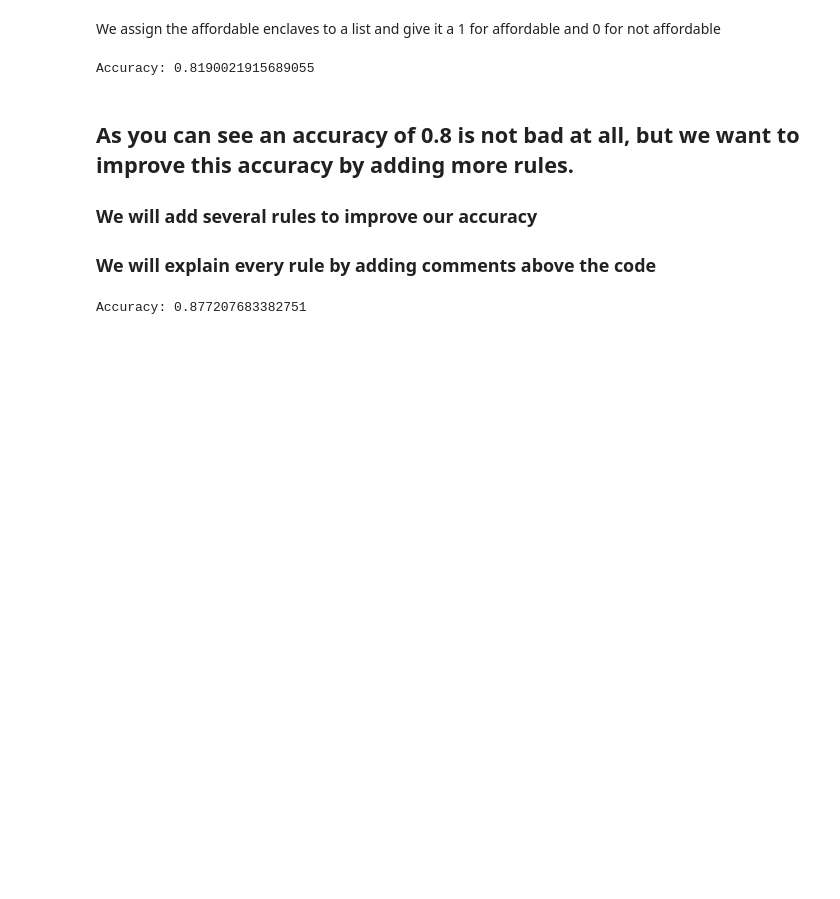
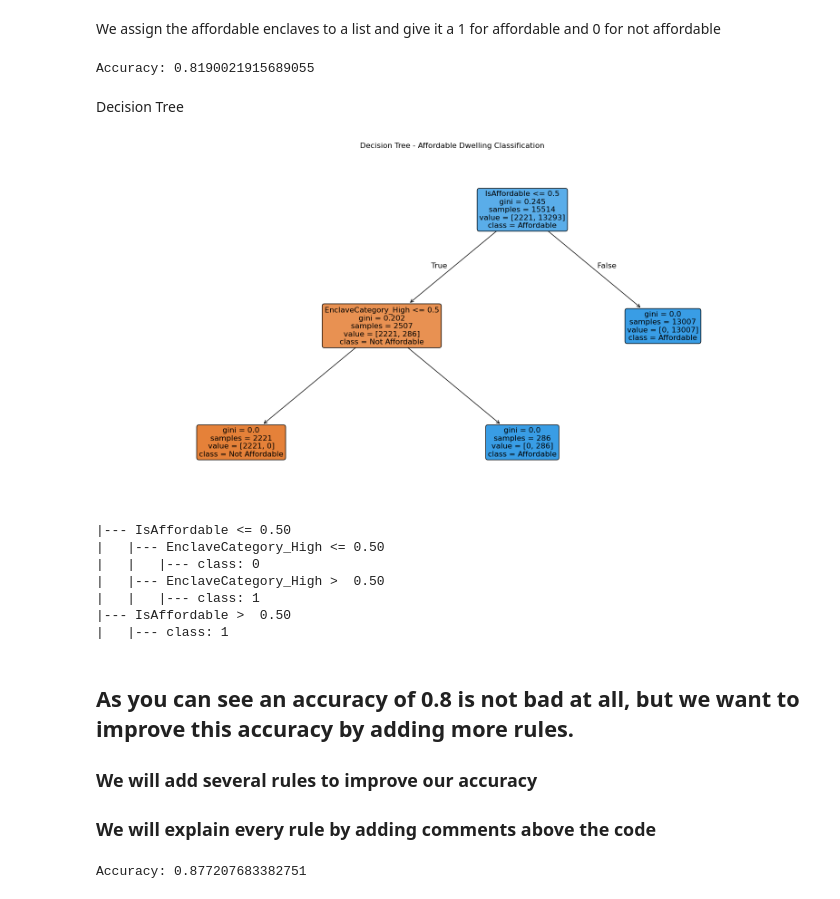
Before and after one commit to PatBaruch/DDD, a Jupyter notebook: itt2_affordable.ipynb, the cells around one changed output. Saved outputs shown, nothing was run; the diff lists cells and outputs as text; code cells hidden in the pictures; blank space fills up the shorter version.

```diff
--- a/itt2_affordable.ipynb
+++ b/itt2_affordable.ipynb
@@ -246,6 +246,41 @@ accuracy = accuracy_score(df['AffordableDwelling'], df['SimpleModelPrediction'])
 print(f"Accuracy: {accuracy}")
 # %% [output]
 Accuracy: 0.8190021915689055
+# %% [markdown]
+Decision Tree
+# %%
+# Drop the target
+y = df["AffordableDwelling"]
+
+# Drop TradeValue and the target from the features
+X = df.drop(["AffordableDwelling", "TradeValue"], axis=1)
+
+# One-hot encode categorical variables like EnclaveCategory
+X = pd.get_dummies(X)
+
+# Train the model
+clf = DecisionTreeClassifier(max_depth=4, random_state=42)
+clf.fit(X, y)
+
+# Visualize the decision tree
+plt.figure(figsize=(20, 10))
+plot_tree(clf, feature_names=X.columns, class_names=["Not Affordable", "Affordable"],
+          filled=True, rounded=True, fontsize=12)
+plt.title("Decision Tree - Affordable Dwelling Classification")
+plt.savefig("iteration2_affordable_tree.png")
+plt.show()
+
+# Print decision logic
+print(export_text(clf, feature_names=list(X.columns)))
+# %% [output]
+[figure, added]
+|--- IsAffordable <= 0.50
+|   |--- EnclaveCategory_High <= 0.50
+|   |   |--- class: 0
+|   |--- EnclaveCategory_High >  0.50
+|   |   |--- class: 1
+|--- IsAffordable >  0.50
+|   |--- class: 1
 # %% [markdown]
 ## As you can see an accuracy of 0.8 is not bad at all, but we want to improve this accuracy by adding more rules.
 
```
